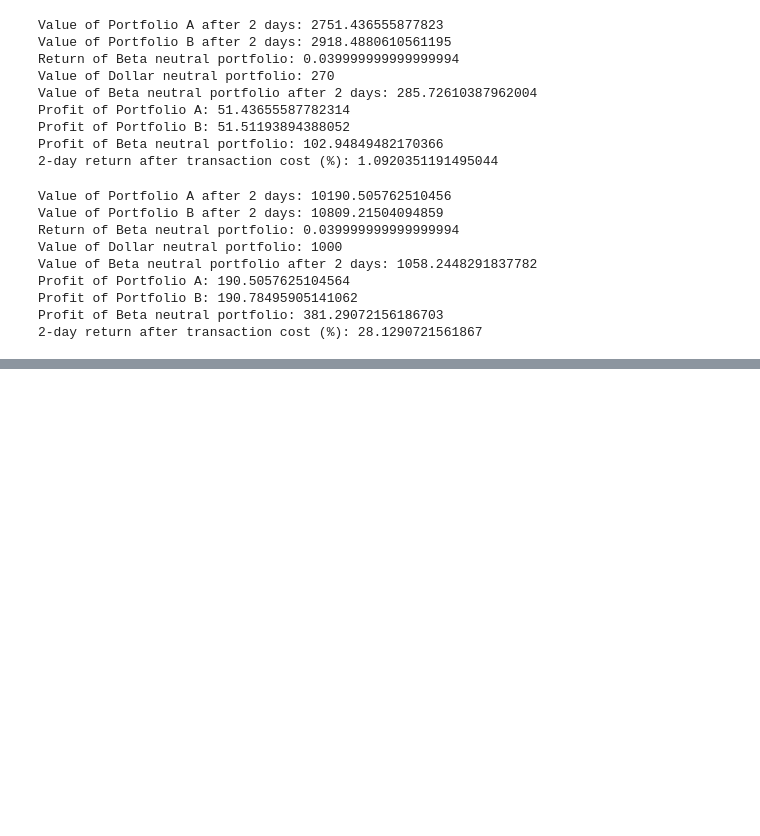
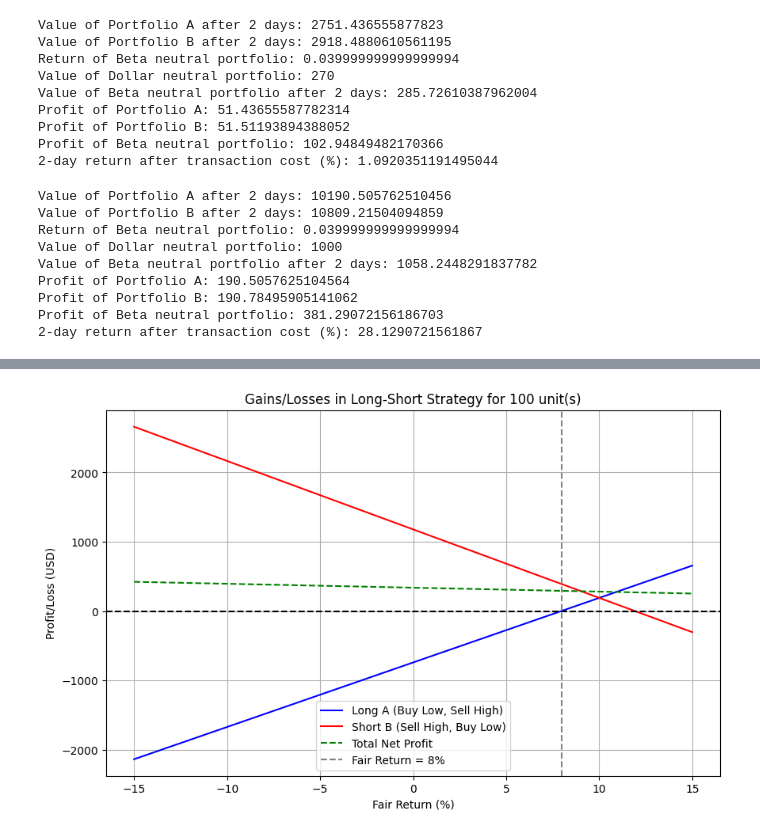
Before and after one commit to KayalvizhiT513/Algo_Trading, a Jupyter notebook: Problems_25Apr2025_Beta_Neutral_Convergence_Trade.ipynb, the cells around one changed output, grey strips where cells are left out. Drawn from its saved outputs; the diff is of its cells as text; code cells hidden in the pictures; blank space fills up the shorter version.

```diff
--- a/Problems_25Apr2025_Beta_Neutral_Convergence_Trade.ipynb
+++ b/Problems_25Apr2025_Beta_Neutral_Convergence_Trade.ipynb
@@ -203,0 +275,4 @@ Profit of Beta neutral portfolio: 381.29072156186703
+# %%
+plot_gains_losses(n_units=100)
+# %% [output]
+[figure, added]
```
Also changed, not shown: parts of 3 cells of this notebook.
